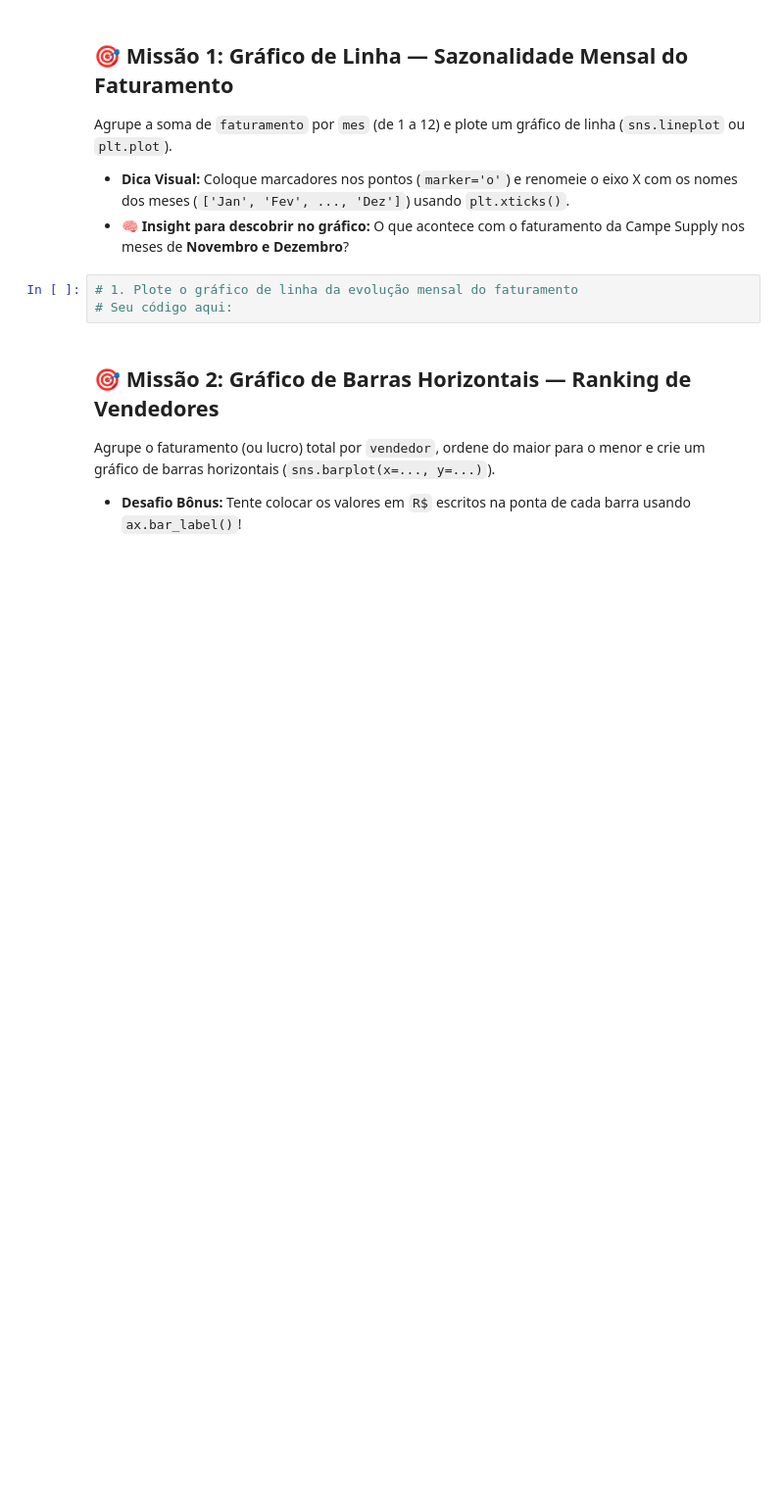
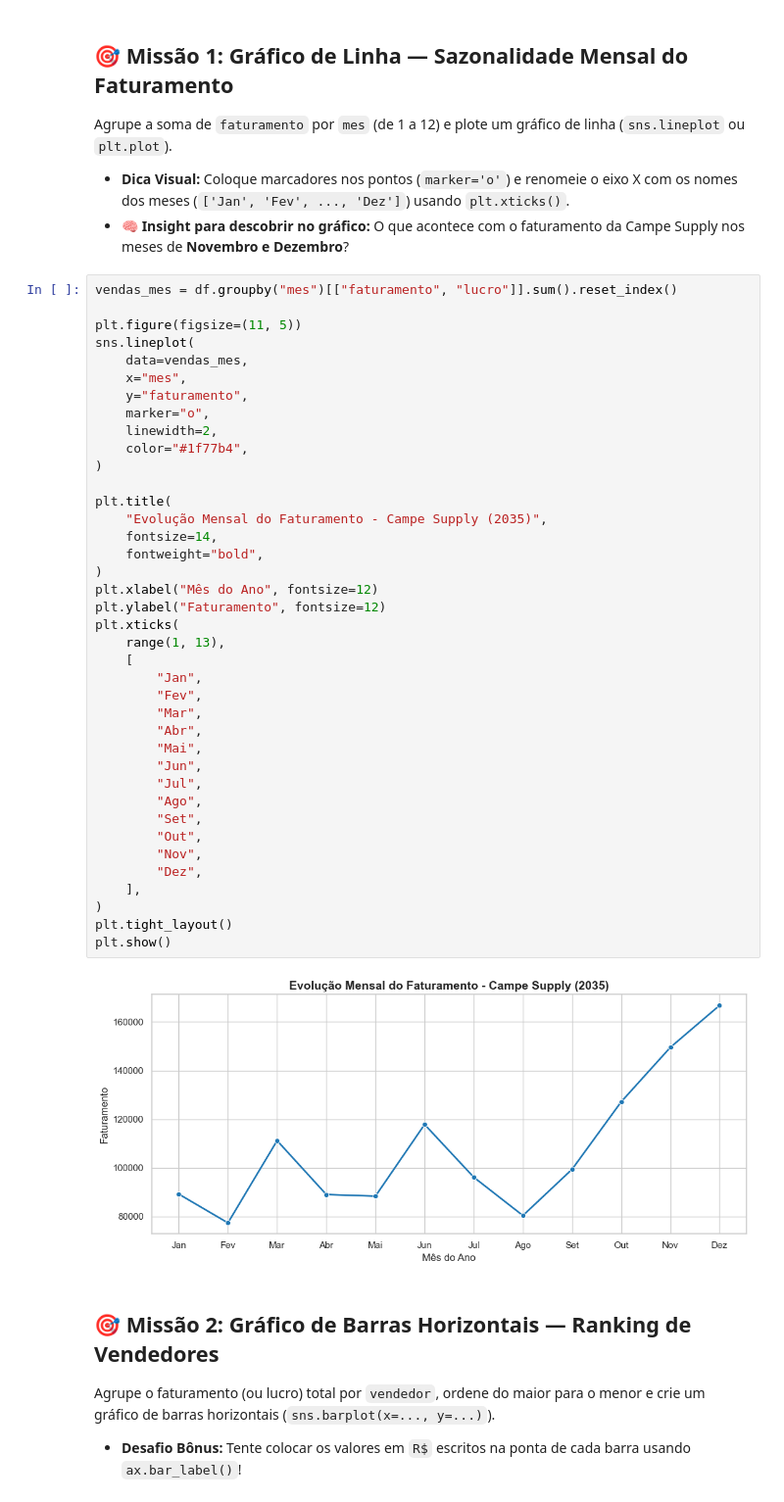
Before and after one commit to luisfecamilo-cmd/luisfecamilo-cmd_Se2.github.io, a Jupyter notebook: Exercicios/Aula_05_Exercicios_Visualizacao_e_Storytelling.ipynb, the cells around one changed output. Shown at 98% size. Saved outputs shown, nothing was run; the diff lists cells and outputs as text; blank space fills up the shorter version.

```diff
--- a/Exercicios/Aula_05_Exercicios_Visualizacao_e_Storytelling.ipynb
+++ b/Exercicios/Aula_05_Exercicios_Visualizacao_e_Storytelling.ipynb
@@ -59,9 +82,47 @@ Agrupe a soma de `faturamento` por `mes` (de 1 a 12) e plote um gráfico de linh
 
 * **Dica Visual:** Coloque marcadores nos pontos (`marker='o'`) e renomeie o eixo X com os nomes dos meses (`['Jan', 'Fev', ..., 'Dez']`) usando `plt.xticks()`.
 * 🧠 **Insight para descobrir no gráfico:** O que acontece com o faturamento da Campe Supply nos meses de **Novembro e Dezembro**?
-# %%
-# 1. Plote o gráfico de linha da evolução mensal do faturamento
-# Seu código aqui:
+# %%
+vendas_mes = df.groupby("mes")[["faturamento", "lucro"]].sum().reset_index()
+
+plt.figure(figsize=(11, 5))
+sns.lineplot(
+    data=vendas_mes,
+    x="mes",
+    y="faturamento",
+    marker="o",
+    linewidth=2,
+    color="#1f77b4",
+)
+
+plt.title(
+    "Evolução Mensal do Faturamento - Campe Supply (2035)",
+    fontsize=14,
+    fontweight="bold",
+)
+plt.xlabel("Mês do Ano", fontsize=12)
+plt.ylabel("Faturamento", fontsize=12)
+plt.xticks(
+    range(1, 13),
+    [
+        "Jan",
+        "Fev",
+        "Mar",
+        "Abr",
+        "Mai",
+        "Jun",
+        "Jul",
+        "Ago",
+        "Set",
+        "Out",
+        "Nov",
+        "Dez",
+    ],
+)
+plt.tight_layout()
+plt.show()
+# %% [output]
+[figure, added]
 # %% [markdown]
 ## 🎯 Missão 2: Gráfico de Barras Horizontais — Ranking de Vendedores
 Agrupe o faturamento (ou lucro) total por `vendedor`, ordene do maior para o menor e crie um gráfico de barras horizontais (`sns.barplot(x=..., y=...)`).
```
Also changed, not shown: parts of 7 cells of this notebook, 8 other files.
